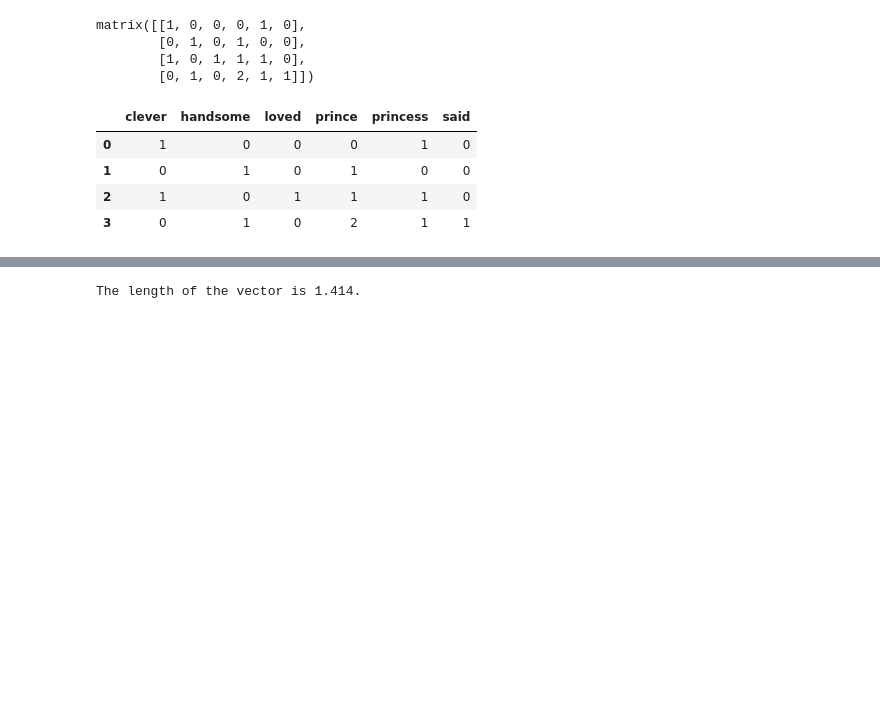
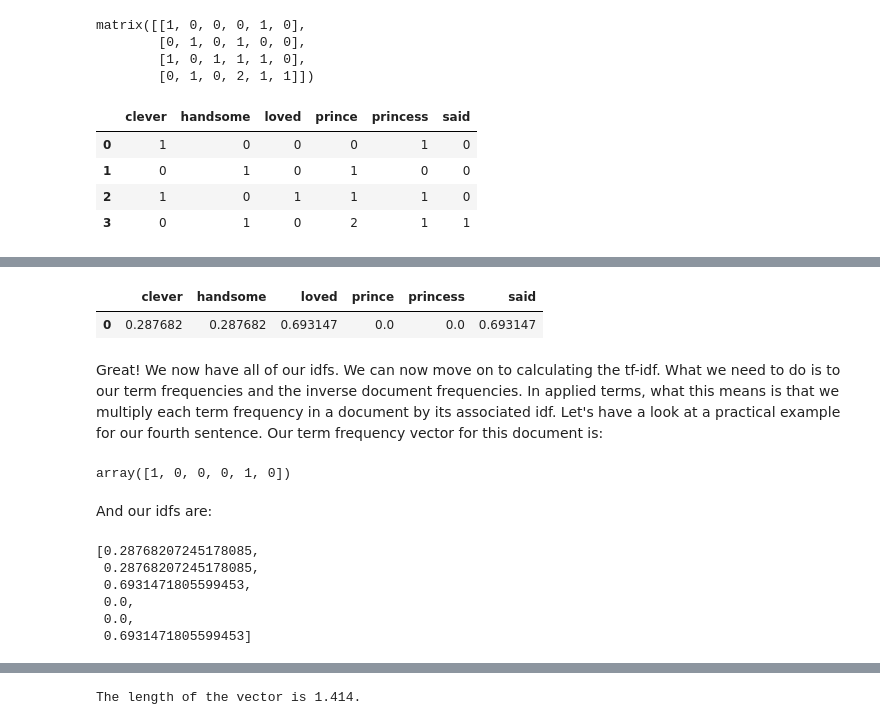
Before and after one commit to t-redactyl/text-cleaning, a Jupyter notebook: 03 Document similarity/Cosine similarity.ipynb, the cells around one changed output, grey strips where cells are left out. Drawn from its saved outputs; the diff is of its cells as text; code cells hidden in the pictures; blank space fills up the shorter version.

```diff
--- a/03 Document similarity/Cosine similarity.ipynb
+++ b/03 Document similarity/Cosine similarity.ipynb
@@ -252,0 +261,40 @@ Talk about tf-idf here.
+# %%
+# Create function to clean up the string and strip out punctuation and case
+def split_docs(document):
+    doc = document.lower().translate(None, string.punctuation).split()
+    return doc
+
+# Calculate total number of documents in corpus
+total_docs = len(documents)
+
+# Calculate 1 + document frequency for each term in our vocabulary
+term_dfs = [1.0 + len([count for count in [split_docs(tale).count(term) for tale in documents]
+                       if count != 0]) for term in index_vocabulary.values()]
+
+# Calculate each idf
+idfs = [math.log(y) for y in [total_docs / x for x in term_dfs]]
+
+# Print idfs with
+df = DataFrame(idfs).T
+df.columns = index_vocabulary.values()
+df
+# %% [output]
+|  | clever | handsome | loved | prince | princess | said |
+| 0 | 0.287682 | 0.287682 | 0.693147 | 0.0 | 0.0 | 0.693147 |
+# %% [markdown]
+Great! We now have all of our idfs. We can now move on to calculating the tf-idf. What we need to do is to our term frequencies and the inverse document frequencies. In applied terms, what this means is that we multiply each term frequency in a document by its associated idf. Let's have a look at a practical example for our fourth sentence. Our term frequency vector for this document is:
+# %%
+tf_matrix[0]
+# %% [output]
+array([1, 0, 0, 0, 1, 0])
+# %% [markdown]
+And our idfs are:
+# %%
+idfs
+# %% [output]
+[0.28768207245178085,
+ 0.28768207245178085,
+ 0.6931471805599453,
+ 0.0,
+ 0.0,
+ 0.6931471805599453]
```
Also changed, not shown: parts of 14 cells of this notebook.
